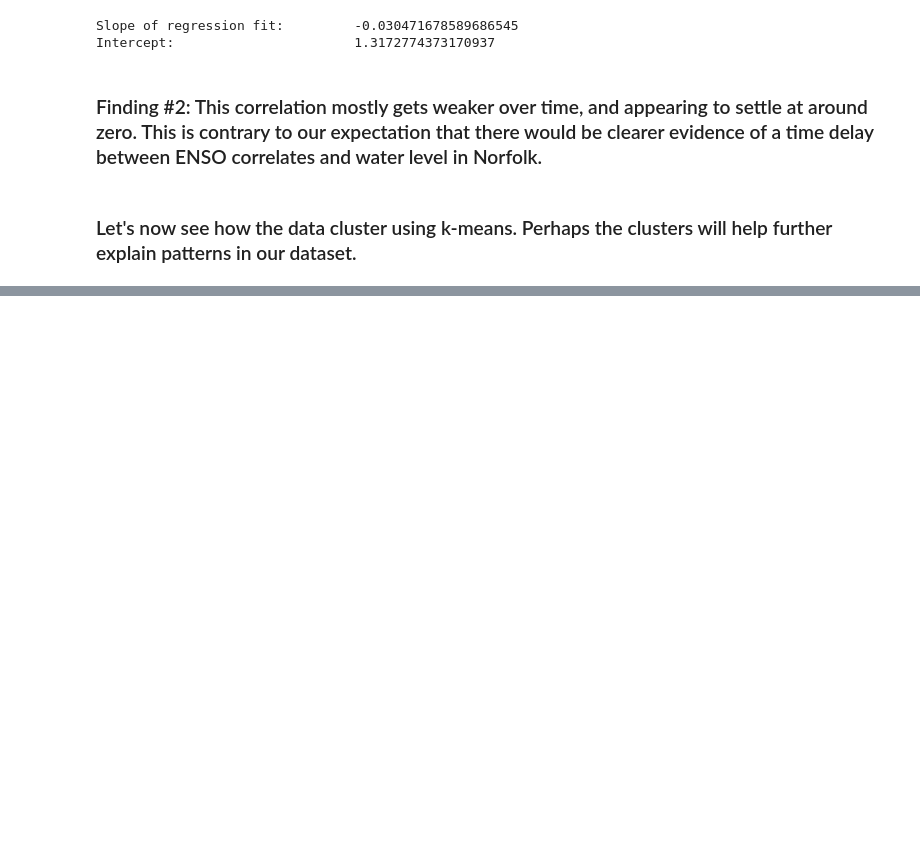
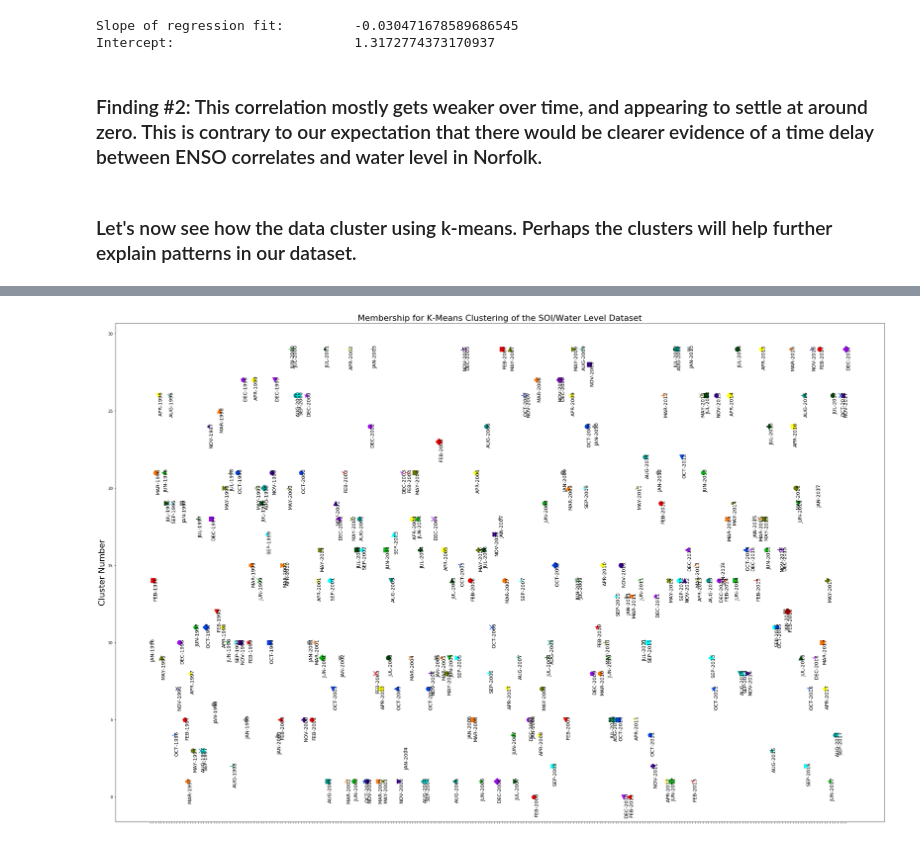
Before and after one commit to skydog71/CMSC641_tutorial, a Jupyter notebook: jborak_CMSC641_final_tutorial.ipynb, the cells around one changed output, grey strips where cells are left out. Saved outputs shown, nothing was run; the diff lists cells and outputs as text; code cells hidden in the pictures; blank space fills up the shorter version.

```diff
--- a/jborak_CMSC641_final_tutorial.ipynb
+++ b/jborak_CMSC641_final_tutorial.ipynb
@@ -378,0 +358,42 @@ print('Intercept:\t\t\t',b)
+# %%
+def plot_clusters():
+    date_labels = []
+    month_strings = soi_df.columns[1:]
+    num_months = len(month_strings)
+    #
+    min_year = 1996
+    max_year = 2017
+    num_years = max_year - min_year + 1
+    #
+    for year in range(1996,2018):
+        for month in month_strings:
+            date_labels.append(month+'-'+str(year))
+    markers=['.',',','o','v','^','<','>','1','2','3','4','8','s','p','P','*','h','H','+','x','X','D','d']
+    colors = ['xkcd:grey','xkcd:red','xkcd:orange','xkcd:yellow','xkcd:olive green','xkcd:green',\
+              'xkcd:forest green','xkcd:teal','xkcd:cyan','xkcd:blue','xkcd:indigo','xkcd:violet']
+
+    fig = plt.figure(figsize=(36,24))
+
+    # Axes
+    axes = plt.gca()
+
+    # Plot cluster membership for all month-year combinations
+    for i in range(len(date_labels)):
+        x = date_labels[i]
+        y = cluster_centroids[i]
+
+        plt.scatter(x,y,color=colors[i%num_months],marker=markers[i%num_years], s=150)
+        plt.annotate(x, (x, y), fontsize=13, rotation=90)
+
+    # Turn off x-axis tick labels
+    axes.set_xticklabels([])
+
+    plt.title('Membership for K-Means Clustering of the SOI/Water Level Dataset', fontsize=22)
+    plt.ylabel('Cluster Number',fontsize=22)
+
+    plt.show()
+# %%
+cluster_centroids = KMeans(n_clusters=30, random_state=42).fit_predict(soi_wlev_df)
+plot_clusters()
+# %% [output]
+[figure, added]
```
Also changed, not shown: parts of 19 cells of this notebook.
